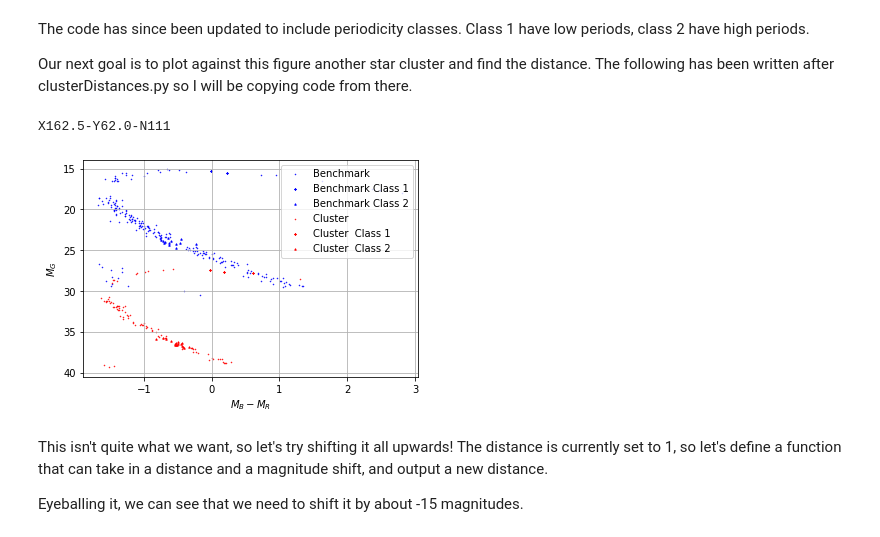
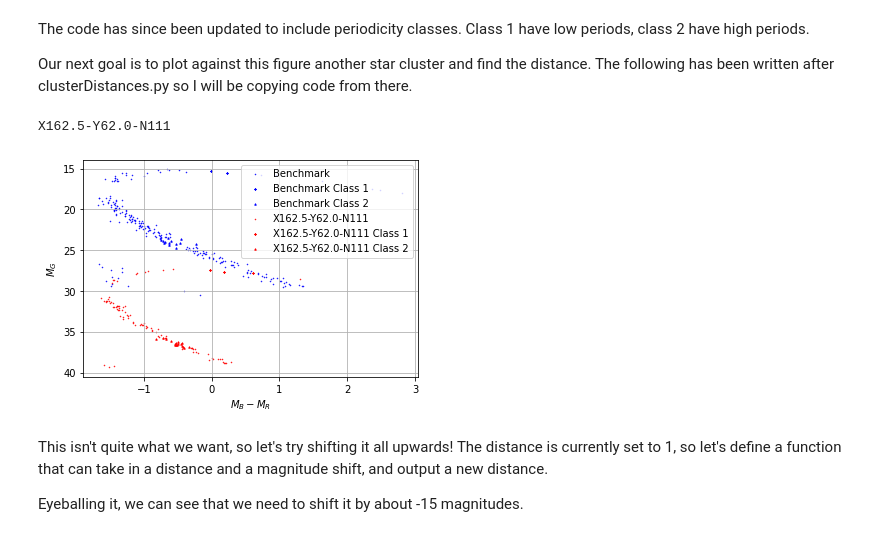
Before and after one commit to LeoClarke123/Distance_Ladder, a Jupyter notebook: HR_Diagram/HR.ipynb, the cells around one changed output. Saved outputs shown, nothing was run; the diff lists cells and outputs as text; code cells hidden in the pictures.

Commit message:
Minor formatting change for a figure

```diff
--- a/HR_Diagram/HR.ipynb
+++ b/HR_Diagram/HR.ipynb
@@ -95,35 +95,35 @@ The following has been written after clusterDistances.py so I will be copying co
 # %%
 # get baseline to plot against
 fig, ax = HR.plotBaseline()
 
 # get list of all clusters
 cluster_dir = "../Data/Camera Images/Star Clusters/"
 
 starClusters = pd.read_csv('clusterDistances.csv')
 clusterName = list(starClusters['ClusterName'])[5]
 
 # pick a nice cluster, I choose row index 5
 clusterData = pd.read_csv(cluster_dir + '/' + clusterName + '.txt', delimiter=' ')
 
 clusterRed = np.array(clusterData['RedFlux'])
 clusterBlu = np.array(clusterData['BlueFlux'])
 clusterGre = np.array(clusterData['GreenFlux'])
 clusterPer = np.array(clusterData['Periodicity'])
 
 # now we plot this cluster, using the HR.py implementation
 HR.plotHR(*list(map(lambda x: HR.appToAbs(HR.fluxToApp(x), np.ones(len(x))),
-            [clusterRed, clusterGre, clusterBlu])), clusterPer, ax,col='red')
+            [clusterRed, clusterGre, clusterBlu])), clusterPer, ax,col='red',lab=clusterName)
 ax.grid()
 ax.legend()
 fig.show()
 
 # print cluster name for reference!
 print(clusterName)
 fig.savefig(dir_path + "/distance-modulus-example.png", dpi=DPI_SCALE*100,\
     bbox_inches='tight', pad_inches = 0.01)
 # %% [output]
 X162.5-Y62.0-N111
-[figure, old version]
+[figure, new version]
 # %% [markdown]
 This isn't quite what we want, so let's try shifting it all upwards! The distance is currently set to 1, so let's define a function that can take in a distance and a magnitude shift, and output a new distance.
 
```
Also changed, not shown: 1 other file.
